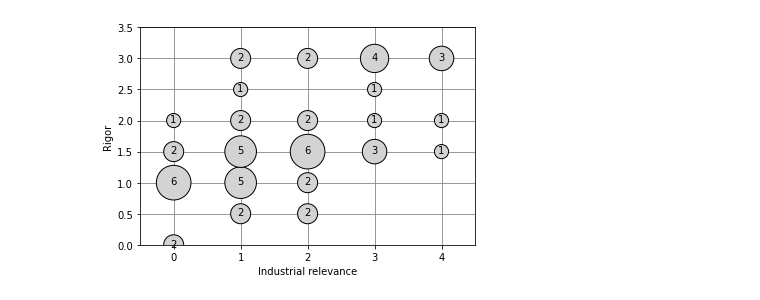
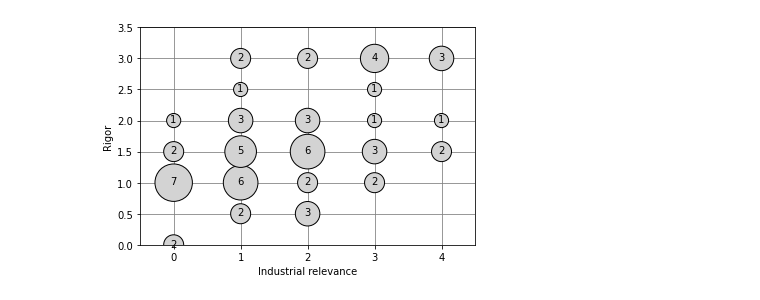
Before and after one commit to S2-group/SLR-2021, a Jupyter notebook: data_analysis/figures.ipynb, the cells around one changed output. Saved outputs shown, nothing was run; the diff lists cells and outputs as text; code cells hidden in the pictures.

```diff
--- a/data_analysis/figures.ipynb
+++ b/data_analysis/figures.ipynb
@@ -60,33 +60,34 @@ plot_venn_3_frequencies(
 # %%
 import numpy as np
 
 # create data
-rigor = [0, 0.5, 0.5, 1, 1, 1, 1.5, 1.5, 1.5, 1.5, 1.5, 2, 2, 2, 2, 2, 2.5, 2.5, 3, 3, 3, 3]
-relevance = [0, 1, 2, 0, 1, 2,  0, 1, 2, 3, 4, 0, 1, 2, 3, 4, 1, 3, 1, 2, 3, 4]
-frequencies = np.array([2, 2, 2, 6, 5, 2, 2, 5, 6, 3, 1, 1, 2, 2, 1, 1, 1, 1, 2, 2, 4, 3])
+rigor =     [0, 0.5, 0.5, 1, 1, 1, 1, 1.5, 1.5, 1.5, 1.5, 1.5, 2, 2, 2, 2, 2, 2.5, 2.5, 3, 3, 3, 3]
+relevance = [0,   1,   2, 0, 1, 2, 3,   0,   1,   2,   3,   4, 0, 1, 2, 3, 4,   1,   3, 1, 2, 3, 4]
+frequencies = np.array(
+            [2,   2,   3, 7, 6, 2, 2,   2,   5,   6,   3,   2, 1, 3, 3, 1, 1,   1,   1, 2, 2, 4, 3])
 
 fig = plt.figure()
 ax = fig.add_subplot(1,1,1)
 ax.yaxis.grid(color='gray')
 ax.xaxis.grid(color='gray')
 ax.set_axisbelow(True)
 
 # Change color with c and alpha
 plt.scatter(relevance, rigor, s=frequencies*200, c="lightgray", edgecolor="black")
 
 for relevance_val, rigor_val, frequency_val in zip(relevance, rigor, frequencies):
     plt.text(relevance_val - 0.05, rigor_val - 0.03, frequency_val)
 
 locator = ticker.MultipleLocator(1)
 plt.gca().xaxis.set_major_locator(locator)
 formatter = ticker.StrMethodFormatter("{x:.0f}")
 plt.gca().xaxis.set_major_formatter(formatter)
 
 plt.xlim([-0.5, 4.5])
 plt.ylim([0, 3.5])
 plt.ylabel('Rigor')
 plt.xlabel('Industrial relevance')
 #plt.show()
 plt.savefig('figures/rigor_relevance.pdf', bbox_inches='tight')
 # %% [output]
-[figure, old version]
+[figure, new version]
```
Also changed, not shown: parts of 2 cells of this notebook, 4 other files.
